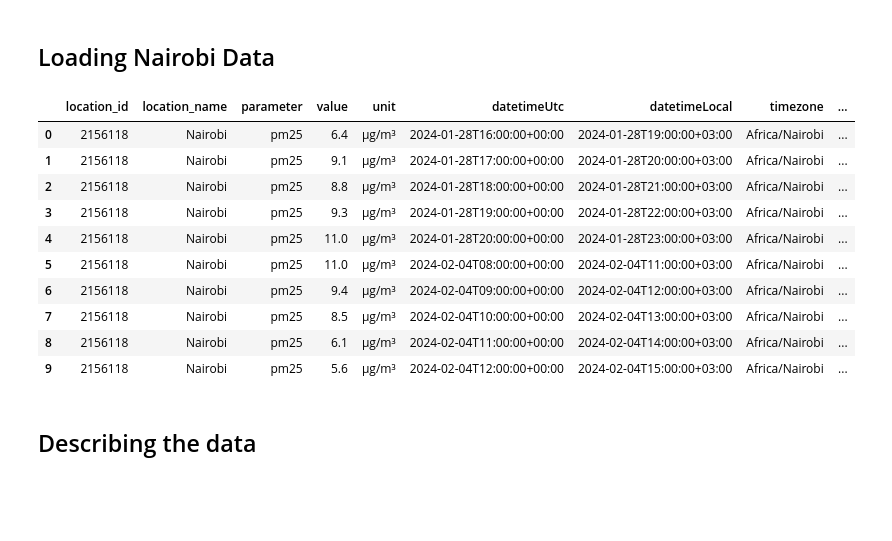
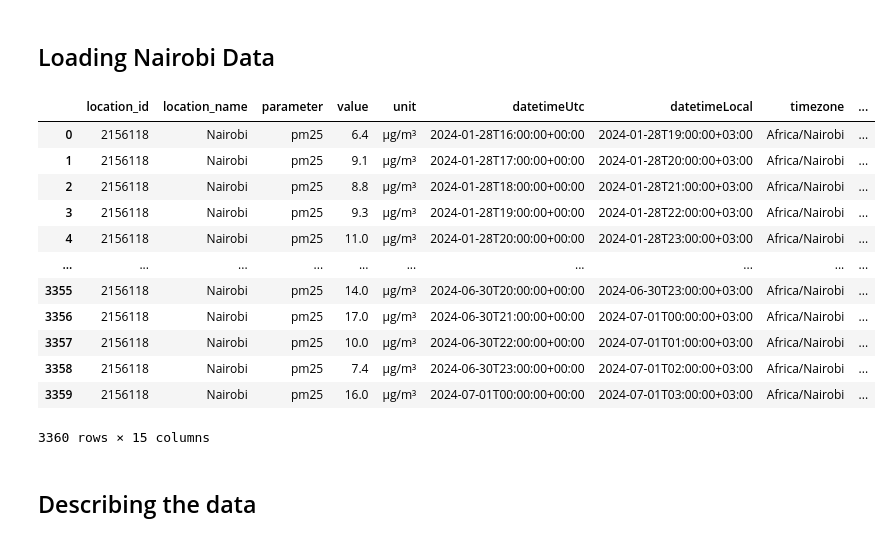
Before and after one commit to Campeon254/Air-Quality-Analysis, a Jupyter notebook: Nairobi-Air-Quality-Analysis.ipynb, the cells around one changed output. Cells and saved outputs as stored; diff of their text form; code cells hidden in the pictures; blank space fills up the shorter version.

```diff
--- a/Nairobi-Air-Quality-Analysis.ipynb
+++ b/Nairobi-Air-Quality-Analysis.ipynb
@@ -18,21 +18,21 @@ from sklearn.metrics import mean_squared_error
 # %%
 # read the nairobi Kenya csv file
 nairobi = pd.read_csv('Kenya(Nairobi).csv')
-
-# display the first five observations
-nairobi.head(10)
+nairobi
 # %% [output]
 |  | location_id | location_name | parameter | value | unit | datetimeUtc | datetimeLocal | timezone | ... |
 | 0 | 2156118 | Nairobi | pm25 | 6.4 | µg/m³ | 2024-01-28T16:00:00+00:00 | 2024-01-28T19:00:00+03:00 | Africa/Nairobi | ... |
 | 1 | 2156118 | Nairobi | pm25 | 9.1 | µg/m³ | 2024-01-28T17:00:00+00:00 | 2024-01-28T20:00:00+03:00 | Africa/Nairobi | ... |
 | 2 | 2156118 | Nairobi | pm25 | 8.8 | µg/m³ | 2024-01-28T18:00:00+00:00 | 2024-01-28T21:00:00+03:00 | Africa/Nairobi | ... |
 | 3 | 2156118 | Nairobi | pm25 | 9.3 | µg/m³ | 2024-01-28T19:00:00+00:00 | 2024-01-28T22:00:00+03:00 | Africa/Nairobi | ... |
 | 4 | 2156118 | Nairobi | pm25 | 11.0 | µg/m³ | 2024-01-28T20:00:00+00:00 | 2024-01-28T23:00:00+03:00 | Africa/Nairobi | ... |
-| 5 | 2156118 | Nairobi | pm25 | 11.0 | µg/m³ | 2024-02-04T08:00:00+00:00 | 2024-02-04T11:00:00+03:00 | Africa/Nairobi | ... |
-| 6 | 2156118 | Nairobi | pm25 | 9.4 | µg/m³ | 2024-02-04T09:00:00+00:00 | 2024-02-04T12:00:00+03:00 | Africa/Nairobi | ... |
-| 7 | 2156118 | Nairobi | pm25 | 8.5 | µg/m³ | 2024-02-04T10:00:00+00:00 | 2024-02-04T13:00:00+03:00 | Africa/Nairobi | ... |
-| 8 | 2156118 | Nairobi | pm25 | 6.1 | µg/m³ | 2024-02-04T11:00:00+00:00 | 2024-02-04T14:00:00+03:00 | Africa/Nairobi | ... |
-| 9 | 2156118 | Nairobi | pm25 | 5.6 | µg/m³ | 2024-02-04T12:00:00+00:00 | 2024-02-04T15:00:00+03:00 | Africa/Nairobi | ... |
+| ... | ... | ... | ... | ... | ... | ... | ... | ... | ... |
+| 3355 | 2156118 | Nairobi | pm25 | 14.0 | µg/m³ | 2024-06-30T20:00:00+00:00 | 2024-06-30T23:00:00+03:00 | Africa/Nairobi | ... |
+| 3356 | 2156118 | Nairobi | pm25 | 17.0 | µg/m³ | 2024-06-30T21:00:00+00:00 | 2024-07-01T00:00:00+03:00 | Africa/Nairobi | ... |
+| 3357 | 2156118 | Nairobi | pm25 | 10.0 | µg/m³ | 2024-06-30T22:00:00+00:00 | 2024-07-01T01:00:00+03:00 | Africa/Nairobi | ... |
+| 3358 | 2156118 | Nairobi | pm25 | 7.4 | µg/m³ | 2024-06-30T23:00:00+00:00 | 2024-07-01T02:00:00+03:00 | Africa/Nairobi | ... |
+| 3359 | 2156118 | Nairobi | pm25 | 16.0 | µg/m³ | 2024-07-01T00:00:00+00:00 | 2024-07-01T03:00:00+03:00 | Africa/Nairobi | ... |
+3360 rows × 15 columns
 # %% [markdown]
 ##  Describing the data
 # %%
```
Also changed, not shown: parts of 30 cells of this notebook, 1 other file.
